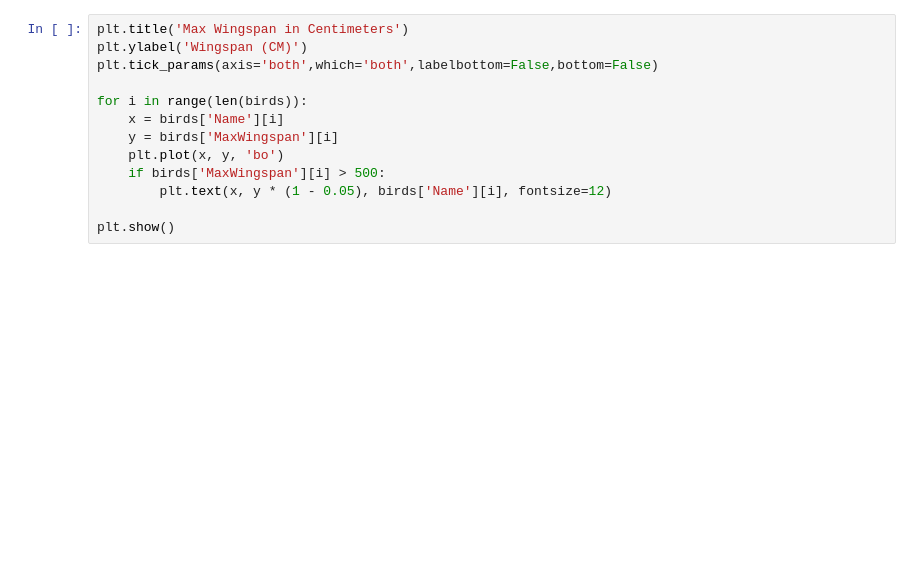
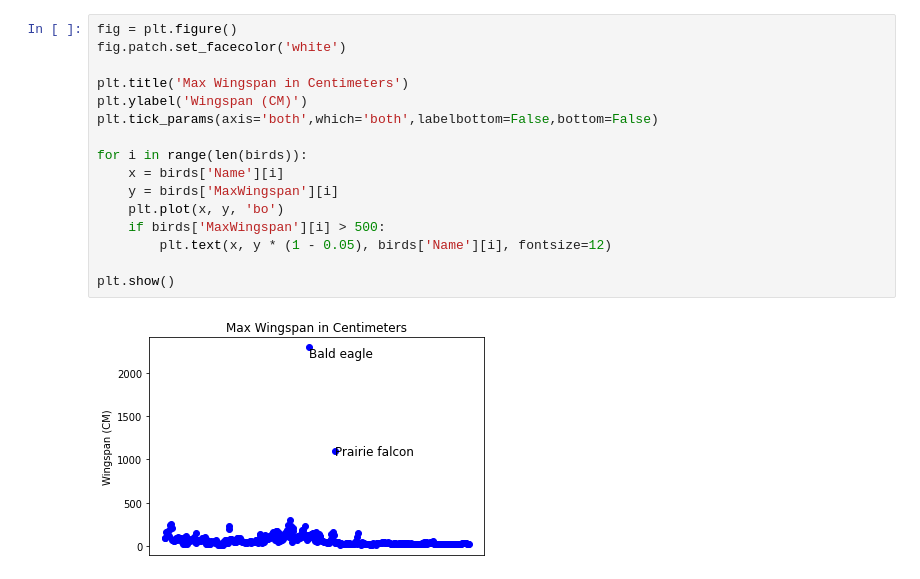
Before and after one commit to flegaspi700/my-projects, a Jupyter notebook: Azure/Data Science/008-Lets learn about birds.ipynb, the cells around one changed output. Drawn from its saved outputs; the diff is of its cells as text; blank space fills up the shorter version.

```diff
--- a/Azure/Data Science/008-Lets learn about birds.ipynb
+++ b/Azure/Data Science/008-Lets learn about birds.ipynb
@@ -21,14 +39,19 @@ plt.show()
 # %%
+fig = plt.figure()
+fig.patch.set_facecolor('white')
+
 plt.title('Max Wingspan in Centimeters')
 plt.ylabel('Wingspan (CM)')
 plt.tick_params(axis='both',which='both',labelbottom=False,bottom=False)
 
 for i in range(len(birds)):
     x = birds['Name'][i]
     y = birds['MaxWingspan'][i]
     plt.plot(x, y, 'bo')
     if birds['MaxWingspan'][i] > 500:
         plt.text(x, y * (1 - 0.05), birds['Name'][i], fontsize=12)
 
 plt.show()
+# %% [output]
+[figure, added]
 # %%
```
Also changed, not shown: parts of 8 cells of this notebook, 1 other file.
